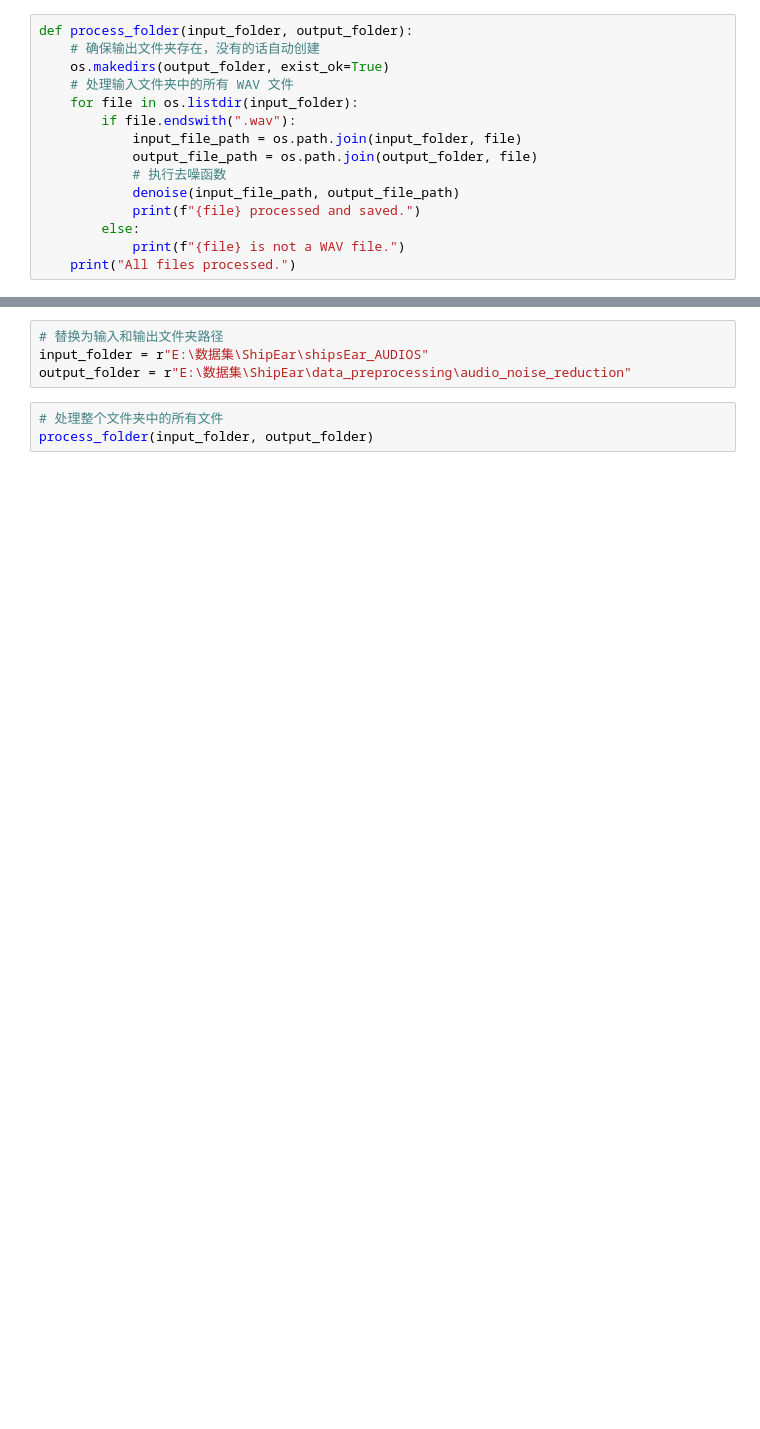
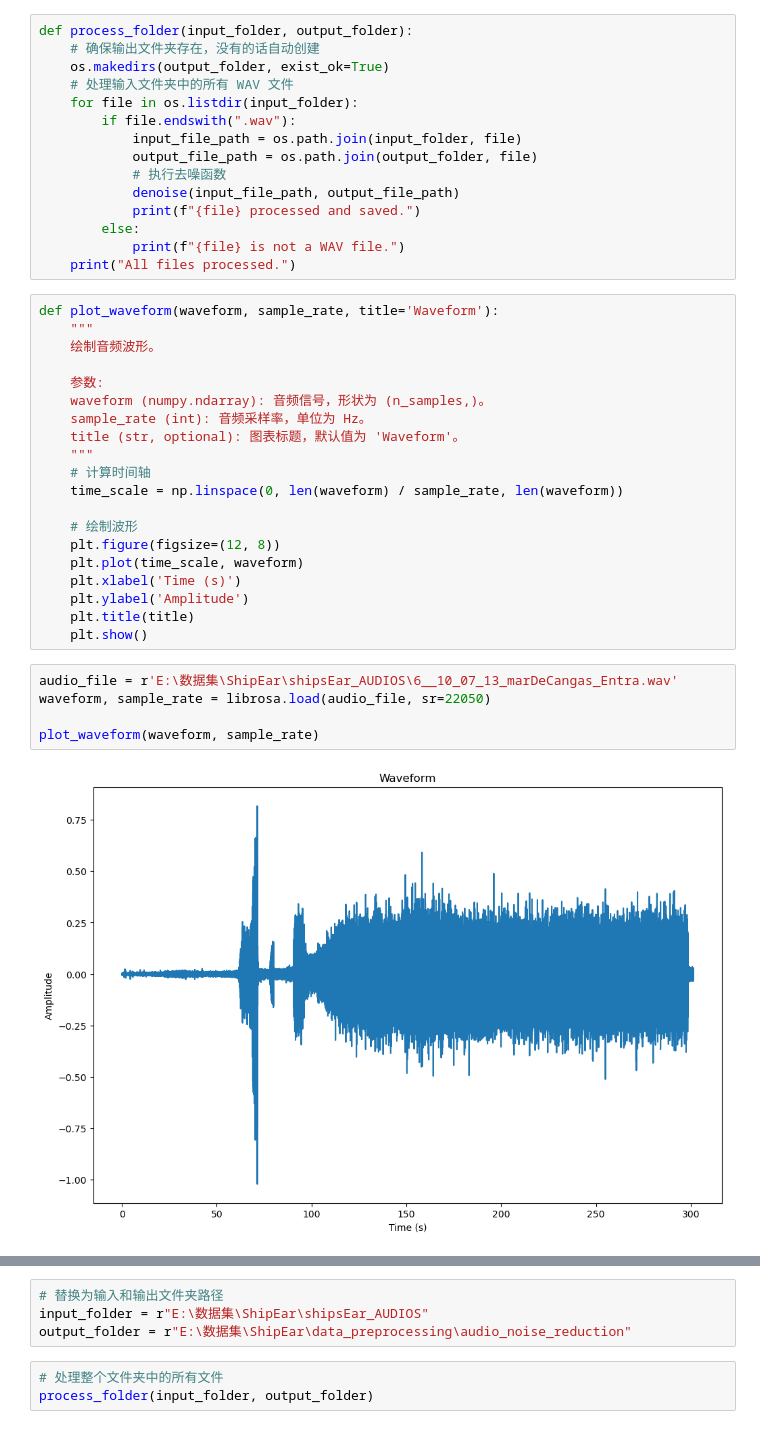
Before and after one commit to YoungBossX/Multi-feature-fusion-model-for-ship-audio, a Jupyter notebook: data_preprocessing/audio_noise_reduction_1.ipynb, the cells around one changed output, grey strips where cells are left out. Drawn from its saved outputs; the diff is of its cells as text; blank space fills up the shorter version.

```diff
--- a/data_preprocessing/audio_noise_reduction_1.ipynb
+++ b/data_preprocessing/audio_noise_reduction_1.ipynb
@@ -26,3 +53,30 @@ def process_folder(input_folder, output_folder):
         else:
             print(f"{file} is not a WAV file.")
     print("All files processed.")
+# %%
+def plot_waveform(waveform, sample_rate, title='Waveform'):
+    """
+    绘制音频波形。
+
+    参数:
+    waveform (numpy.ndarray): 音频信号，形状为 (n_samples,)。
+    sample_rate (int): 音频采样率，单位为 Hz。
+    title (str, optional): 图表标题，默认值为 'Waveform'。
+    """
+    # 计算时间轴
+    time_scale = np.linspace(0, len(waveform) / sample_rate, len(waveform))
+
+    # 绘制波形
+    plt.figure(figsize=(12, 8))
+    plt.plot(time_scale, waveform)
+    plt.xlabel('Time (s)')
+    plt.ylabel('Amplitude')
+    plt.title(title)
+    plt.show()
+# %%
+audio_file = r'E:\数据集\ShipEar\shipsEar_AUDIOS\6__10_07_13_marDeCangas_Entra.wav'
+waveform, sample_rate = librosa.load(audio_file, sr=22050)
+
+plot_waveform(waveform, sample_rate)
+# %% [output]
+[figure, added]
```
Also changed, not shown: parts of 4 cells of this notebook, 1 other file.
